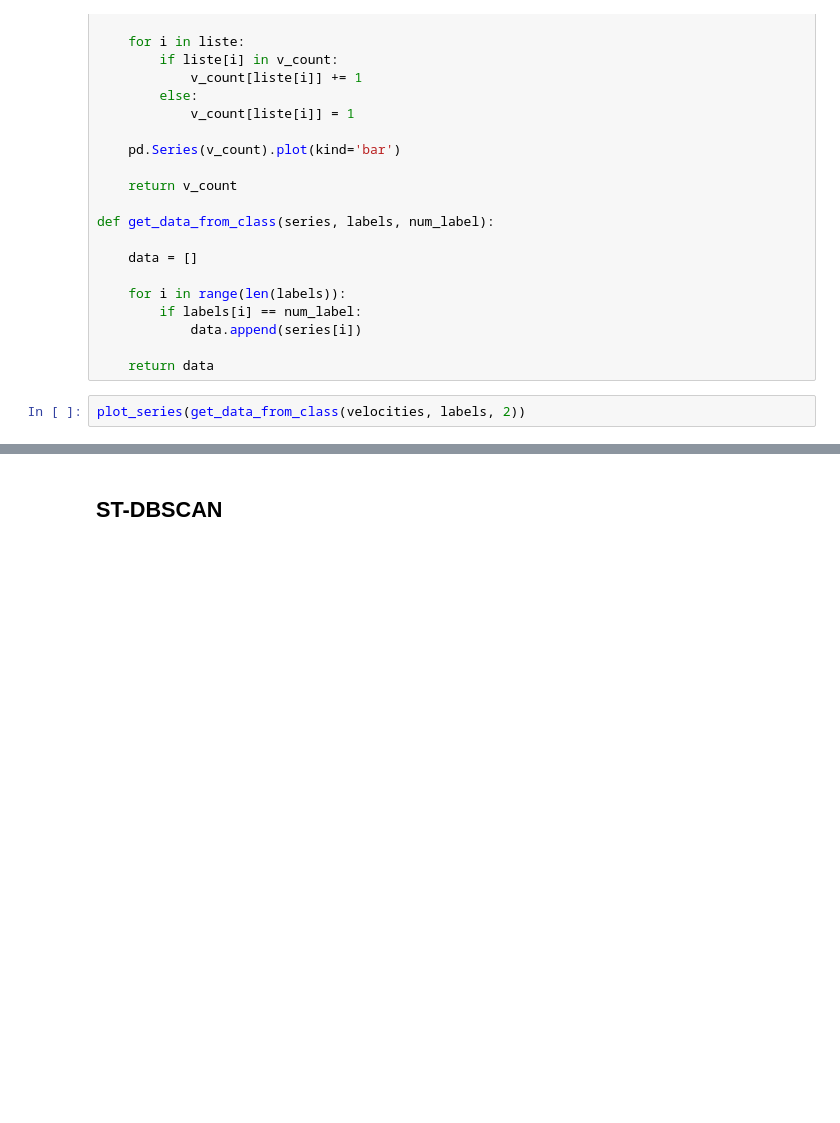
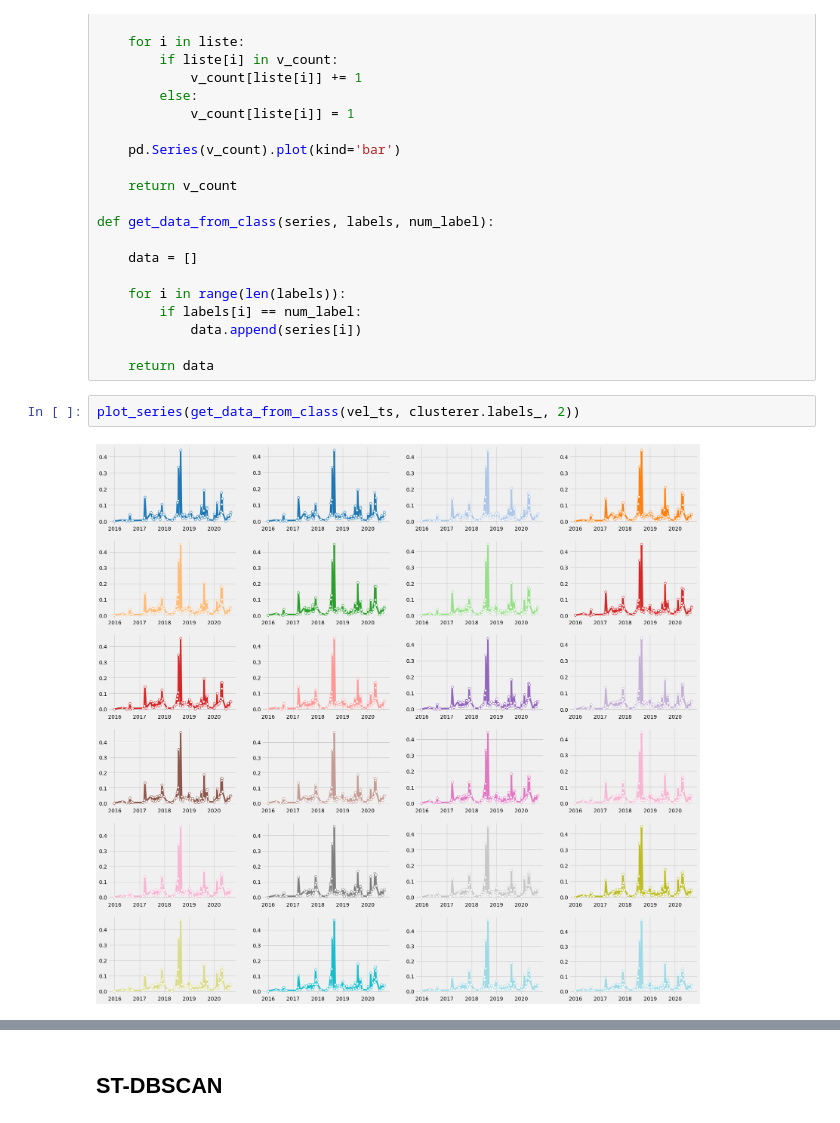
Before and after one commit to EddyVianney/Stage_master2_sdsc_eost, a Jupyter notebook: PMEDV_STAGE_SDSC_EOST.ipynb, the cells around one changed output, grey strips where cells are left out. Cells and saved outputs as stored; diff of their text form; blank space fills up the shorter version.

```diff
--- a/PMEDV_STAGE_SDSC_EOST.ipynb
+++ b/PMEDV_STAGE_SDSC_EOST.ipynb
@@ -503,5 +550,7 @@ def get_data_from_class(series, labels, num_label):
 
     return data
 # %%
-plot_series(get_data_from_class(velocities, labels, 2))
+plot_series(get_data_from_class(vel_ts, clusterer.labels_, 2))
+# %% [output]
+[figure, added]
 # %%
```
Also changed, not shown: parts of 23 cells of this notebook.
